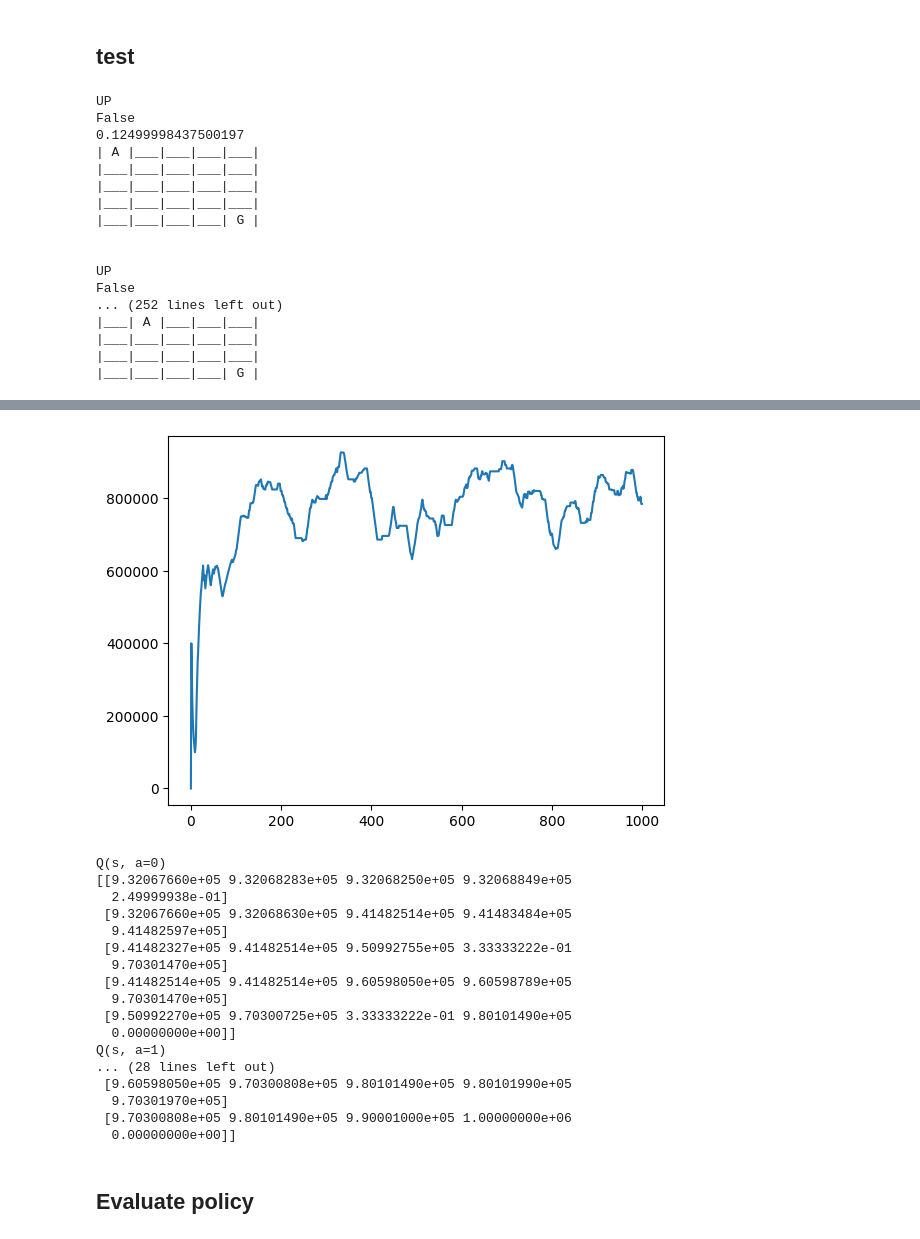
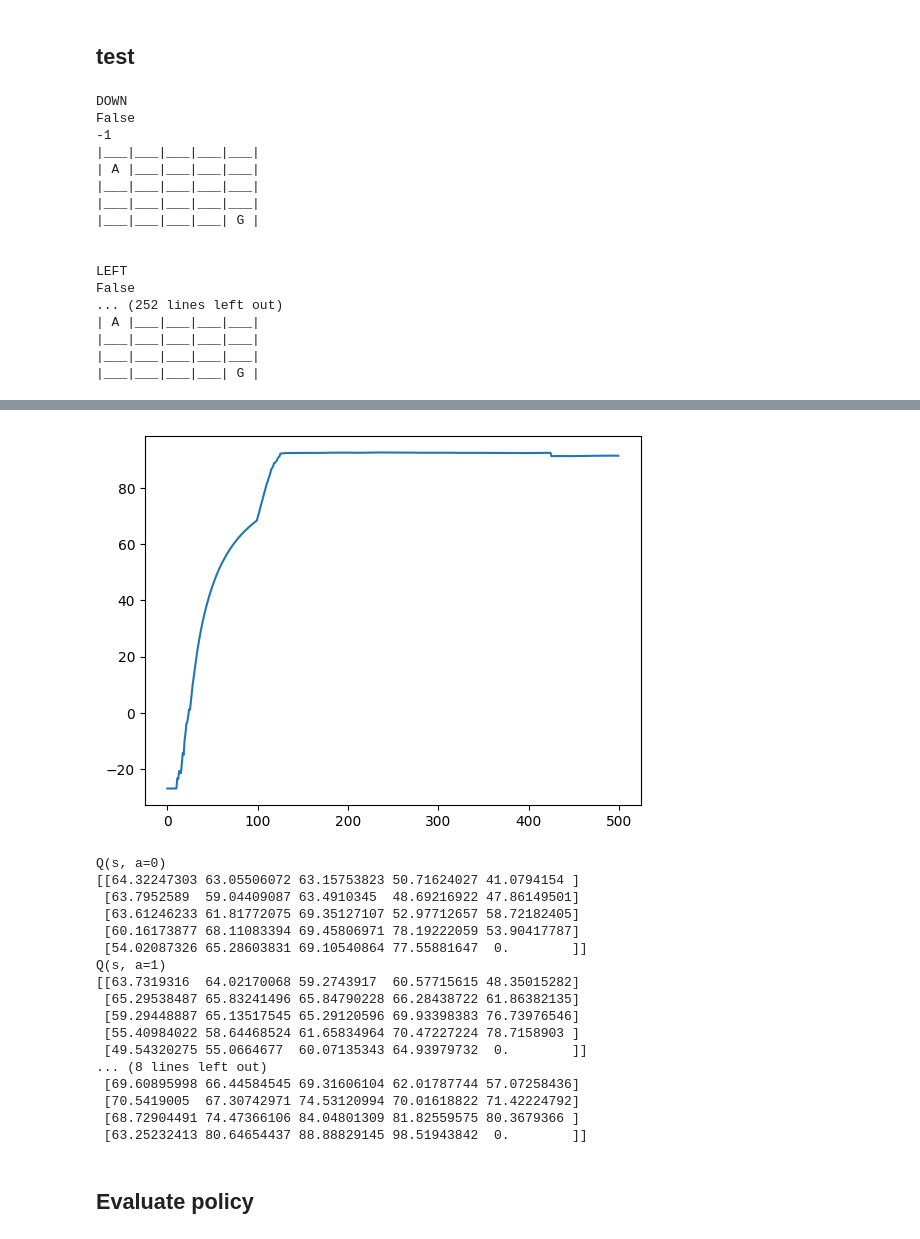
Before and after one commit to neverorfrog/reinforcement-learning, a Jupyter notebook: exercises/p03_qlearning/Qlearning.ipynb, the cells around one changed output, grey strips where cells are left out. Saved outputs shown, nothing was run; the diff lists cells and outputs as text; code cells hidden in the pictures.

```diff
--- a/exercises/p03_qlearning/Qlearning.ipynb
+++ b/exercises/p03_qlearning/Qlearning.ipynb
@@ -189,12 +189,12 @@ def evaluate_q_table(env, q_table, n_episodes=10, render=False):
 # %% [markdown]
 ## Q learning
 # %%
-def q_learning(env, alpha=1.0, gamma=0.99, initial_epsilon=1.0, n_episodes=10000):
+def q_learning(env,n_episodes, alpha=0.1,  gamma=0.99, initial_epsilon=1.0):
     ####### Hyperparameters
     # alpha = learning rate
     # gamma = discount factor
     # initial_epsilon = initial epsilon value
-    # n_episodes = number of episodes
+    # n_episodes = numb er of episodes
     ############# define Q table and initialize to zero
     # Q size = (state_var1_size , ..., state_varN_size, action_size)
     q_table_size = []
@@ -259,7 +259,7 @@ def q_learning(env, alpha=1.0, gamma=0.99, initial_epsilon=1.0, n_episodes=10000
 ## test
 # %%
 #define the env
-env = NonDeterministicGridWorld(5,5, reward_type="dense")
+env = NonDeterministicGridWorld(5,5, reward_type="sparse")
 # %%
 # random exploration
 done = False
@@ -274,26 +274,26 @@ while not done:
             print(reward)
             env.render()
 # %% [output]
-UP
+DOWN
 False
-0.12499998437500197
+-1
+|___|___|___|___|___|
 | A |___|___|___|___|
-|___|___|___|___|___|
 |___|___|___|___|___|
 |___|___|___|___|___|
 |___|___|___|___| G |
 
 
-UP
+LEFT
 False
 ... (252 lines left out)
-|___| A |___|___|___|
+| A |___|___|___|___|
 |___|___|___|___|___|
 |___|___|___|___|___|
 |___|___|___|___| G |
 # %%
 ## Q learning
-q_table = q_learning(env, n_episodes=1000)
+q_table = q_learning(env, n_episodes=500)
 # %% [output]
 Q table size:  [5, 5, 4]
 Received first reward at episode  0
@@ -301,4 +301,4 @@ Training finished in 1000 episodes
-[figure, old version]
+[figure, new version]
 # %%
 #print q values
 for action in range(env.action_space.n):
@@ -306,22 +306,22 @@ for action in range(env.action_space.n):
     print(q_table[:,:,action])
 # %% [output]
 Q(s, a=0)
-[[9.32067660e+05 9.32068283e+05 9.32068250e+05 9.32068849e+05
-  2.49999938e-01]
- [9.32067660e+05 9.32068630e+05 9.41482514e+05 9.41483484e+05
-  9.41482597e+05]
- [9.41482327e+05 9.41482514e+05 9.50992755e+05 3.33333222e-01
-  9.70301470e+05]
- [9.41482514e+05 9.41482514e+05 9.60598050e+05 9.60598789e+05
-  9.70301470e+05]
- [9.50992270e+05 9.70300725e+05 3.33333222e-01 9.80101490e+05
-  0.00000000e+00]]
+[[64.32247303 63.05506072 63.15753823 50.71624027 41.0794154 ]
+ [63.7952589  59.04409087 63.4910345  48.69216922 47.86149501]
+ [63.61246233 61.81772075 69.35127107 52.97712657 58.72182405]
+ [60.16173877 68.11083394 69.45806971 78.19222059 53.90417787]
+ [54.02087326 65.28603831 69.10540864 77.55881647  0.        ]]
 Q(s, a=1)
-... (28 lines left out)
- [9.60598050e+05 9.70300808e+05 9.80101490e+05 9.80101990e+05
-  9.70301970e+05]
- [9.70300808e+05 9.80101490e+05 9.90001000e+05 1.00000000e+06
-  0.00000000e+00]]
+[[63.7319316  64.02170068 59.2743917  60.57715615 48.35015282]
+ [65.29538487 65.83241496 65.84790228 66.28438722 61.86382135]
+ [59.29448887 65.13517545 65.29120596 69.93398383 76.73976546]
+ [55.40984022 58.64468524 61.65834964 70.47227224 78.7158903 ]
+ [49.54320275 55.0664677  60.07135343 64.93979732  0.        ]]
+... (8 lines left out)
+ [69.60895998 66.44584545 69.31606104 62.01787744 57.07258436]
+ [70.5419005  67.30742971 74.53120994 70.01618822 71.42224792]
+ [68.72904491 74.47366106 84.04801309 81.82559575 80.3679366 ]
+ [63.25232413 80.64654437 88.88829145 98.51943842  0.        ]]
 # %% [markdown]
 ## Evaluate policy
 # %% [markdown]
```
Also changed, not shown: parts of 2 cells of this notebook, 20 other files.
